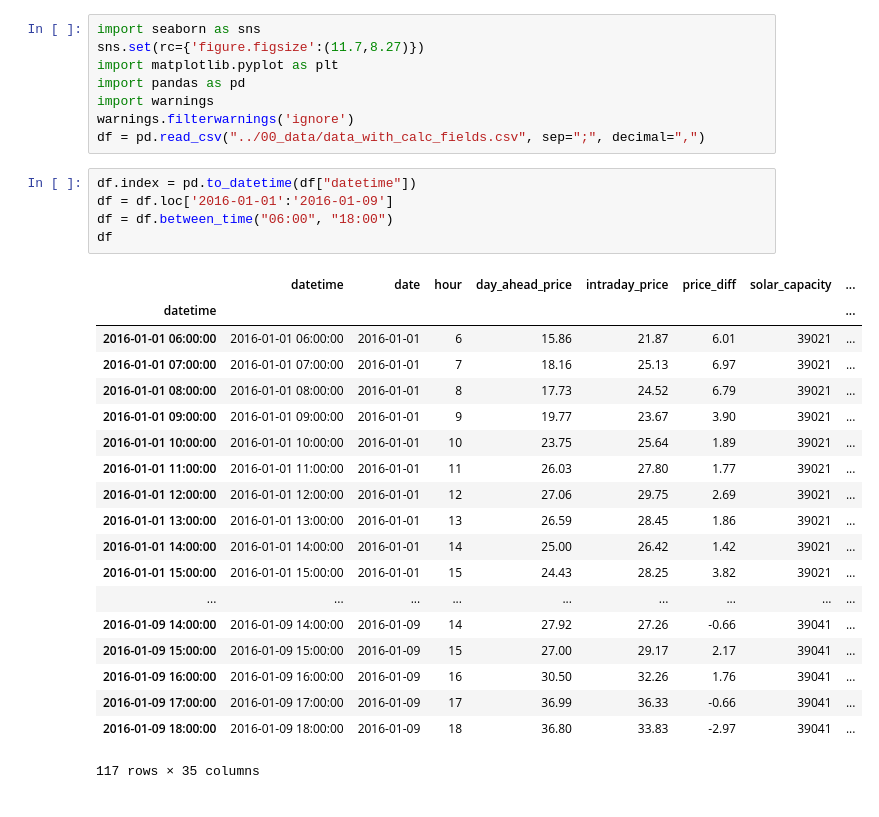
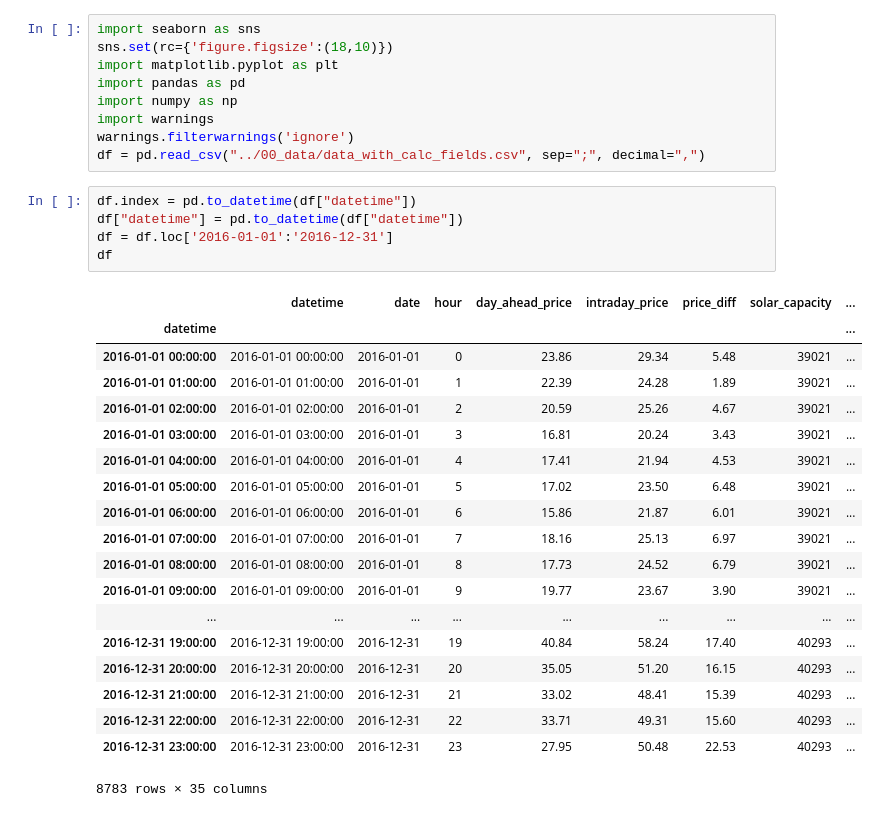
Before and after one commit to mauricepohl/pandas, a Jupyter notebook: 03_modeling/Lineplot Example.ipynb, the cells around one changed output. Cells and saved outputs as stored; diff of their text form.

```diff
--- a/03_modeling/Lineplot Example.ipynb
+++ b/03_modeling/Lineplot Example.ipynb
@@ -1,33 +1,34 @@
 # %%
 import seaborn as sns
-sns.set(rc={'figure.figsize':(11.7,8.27)})
+sns.set(rc={'figure.figsize':(18,10)})
 import matplotlib.pyplot as plt
 import pandas as pd
+import numpy as np
 import warnings
 warnings.filterwarnings('ignore')
 df = pd.read_csv("../00_data/data_with_calc_fields.csv", sep=";", decimal=",")
 # %%
 df.index = pd.to_datetime(df["datetime"])
-df = df.loc['2016-01-01':'2016-01-09']
-df = df.between_time("06:00", "18:00")
+df["datetime"] = pd.to_datetime(df["datetime"])
+df = df.loc['2016-01-01':'2016-12-31']
 df
 # %% [output]
 |  | datetime | date | hour | day_ahead_price | intraday_price | price_diff | solar_capacity | ... |
 | datetime |  |  |  |  |  |  |  | ... |
+| 2016-01-01 00:00:00 | 2016-01-01 00:00:00 | 2016-01-01 | 0 | 23.86 | 29.34 | 5.48 | 39021 | ... |
+| 2016-01-01 01:00:00 | 2016-01-01 01:00:00 | 2016-01-01 | 1 | 22.39 | 24.28 | 1.89 | 39021 | ... |
+| 2016-01-01 02:00:00 | 2016-01-01 02:00:00 | 2016-01-01 | 2 | 20.59 | 25.26 | 4.67 | 39021 | ... |
+| 2016-01-01 03:00:00 | 2016-01-01 03:00:00 | 2016-01-01 | 3 | 16.81 | 20.24 | 3.43 | 39021 | ... |
+| 2016-01-01 04:00:00 | 2016-01-01 04:00:00 | 2016-01-01 | 4 | 17.41 | 21.94 | 4.53 | 39021 | ... |
+| 2016-01-01 05:00:00 | 2016-01-01 05:00:00 | 2016-01-01 | 5 | 17.02 | 23.50 | 6.48 | 39021 | ... |
 | 2016-01-01 06:00:00 | 2016-01-01 06:00:00 | 2016-01-01 | 6 | 15.86 | 21.87 | 6.01 | 39021 | ... |
 | 2016-01-01 07:00:00 | 2016-01-01 07:00:00 | 2016-01-01 | 7 | 18.16 | 25.13 | 6.97 | 39021 | ... |
 | 2016-01-01 08:00:00 | 2016-01-01 08:00:00 | 2016-01-01 | 8 | 17.73 | 24.52 | 6.79 | 39021 | ... |
 | 2016-01-01 09:00:00 | 2016-01-01 09:00:00 | 2016-01-01 | 9 | 19.77 | 23.67 | 3.90 | 39021 | ... |
-| 2016-01-01 10:00:00 | 2016-01-01 10:00:00 | 2016-01-01 | 10 | 23.75 | 25.64 | 1.89 | 39021 | ... |
-| 2016-01-01 11:00:00 | 2016-01-01 11:00:00 | 2016-01-01 | 11 | 26.03 | 27.80 | 1.77 | 39021 | ... |
-| 2016-01-01 12:00:00 | 2016-01-01 12:00:00 | 2016-01-01 | 12 | 27.06 | 29.75 | 2.69 | 39021 | ... |
-| 2016-01-01 13:00:00 | 2016-01-01 13:00:00 | 2016-01-01 | 13 | 26.59 | 28.45 | 1.86 | 39021 | ... |
-| 2016-01-01 14:00:00 | 2016-01-01 14:00:00 | 2016-01-01 | 14 | 25.00 | 26.42 | 1.42 | 39021 | ... |
-| 2016-01-01 15:00:00 | 2016-01-01 15:00:00 | 2016-01-01 | 15 | 24.43 | 28.25 | 3.82 | 39021 | ... |
 | ... | ... | ... | ... | ... | ... | ... | ... | ... |
-| 2016-01-09 14:00:00 | 2016-01-09 14:00:00 | 2016-01-09 | 14 | 27.92 | 27.26 | -0.66 | 39041 | ... |
-| 2016-01-09 15:00:00 | 2016-01-09 15:00:00 | 2016-01-09 | 15 | 27.00 | 29.17 | 2.17 | 39041 | ... |
-| 2016-01-09 16:00:00 | 2016-01-09 16:00:00 | 2016-01-09 | 16 | 30.50 | 32.26 | 1.76 | 39041 | ... |
-| 2016-01-09 17:00:00 | 2016-01-09 17:00:00 | 2016-01-09 | 17 | 36.99 | 36.33 | -0.66 | 39041 | ... |
-| 2016-01-09 18:00:00 | 2016-01-09 18:00:00 | 2016-01-09 | 18 | 36.80 | 33.83 | -2.97 | 39041 | ... |
+| 2016-12-31 19:00:00 | 2016-12-31 19:00:00 | 2016-12-31 | 19 | 40.84 | 58.24 | 17.40 | 40293 | ... |
+| 2016-12-31 20:00:00 | 2016-12-31 20:00:00 | 2016-12-31 | 20 | 35.05 | 51.20 | 16.15 | 40293 | ... |
+| 2016-12-31 21:00:00 | 2016-12-31 21:00:00 | 2016-12-31 | 21 | 33.02 | 48.41 | 15.39 | 40293 | ... |
+| 2016-12-31 22:00:00 | 2016-12-31 22:00:00 | 2016-12-31 | 22 | 33.71 | 49.31 | 15.60 | 40293 | ... |
+| 2016-12-31 23:00:00 | 2016-12-31 23:00:00 | 2016-12-31 | 23 | 27.95 | 50.48 | 22.53 | 40293 | ... |
-117 rows × 35 columns
+8783 rows × 35 columns
```
Also changed, not shown: parts of 2 cells of this notebook, 1 other file.
